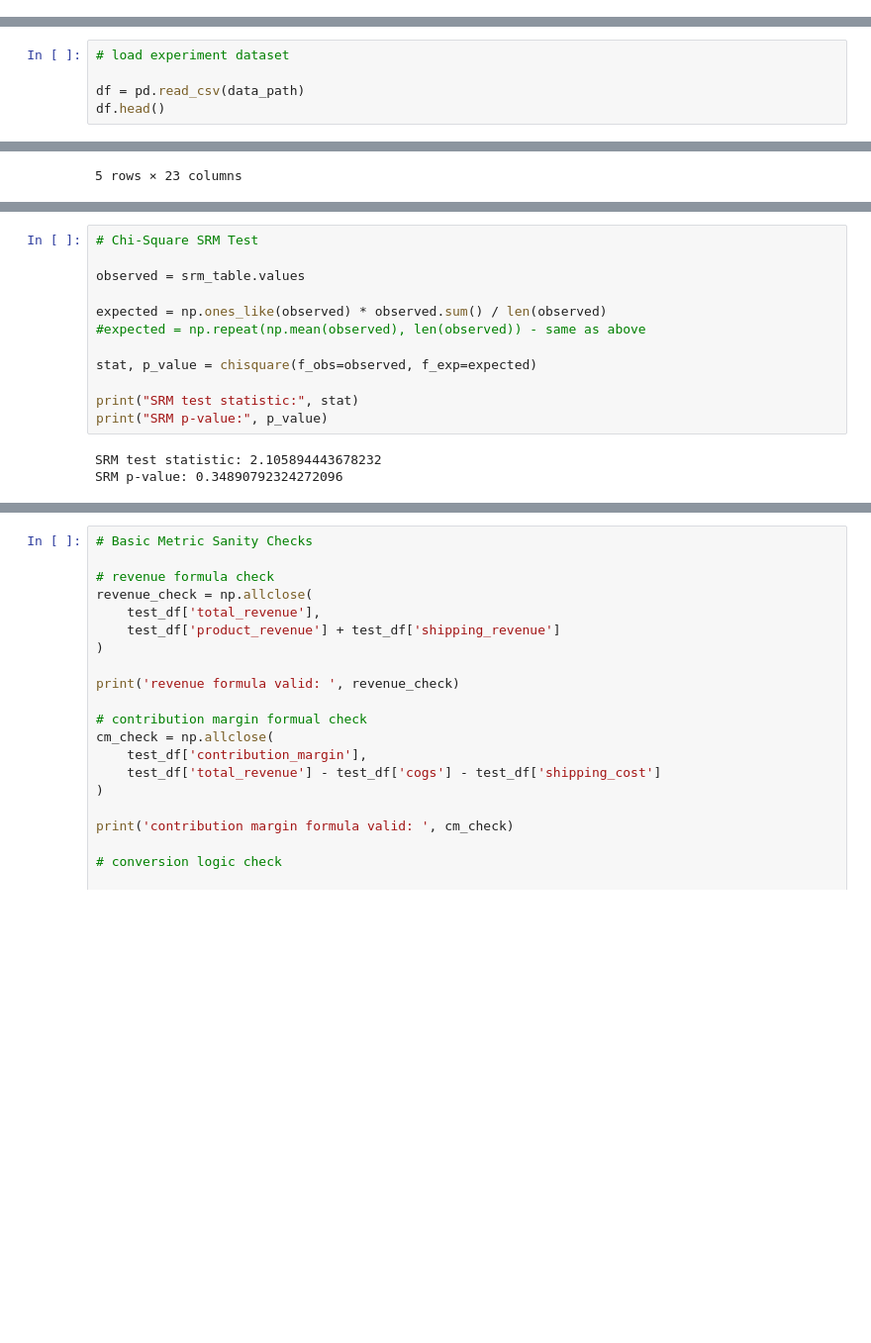
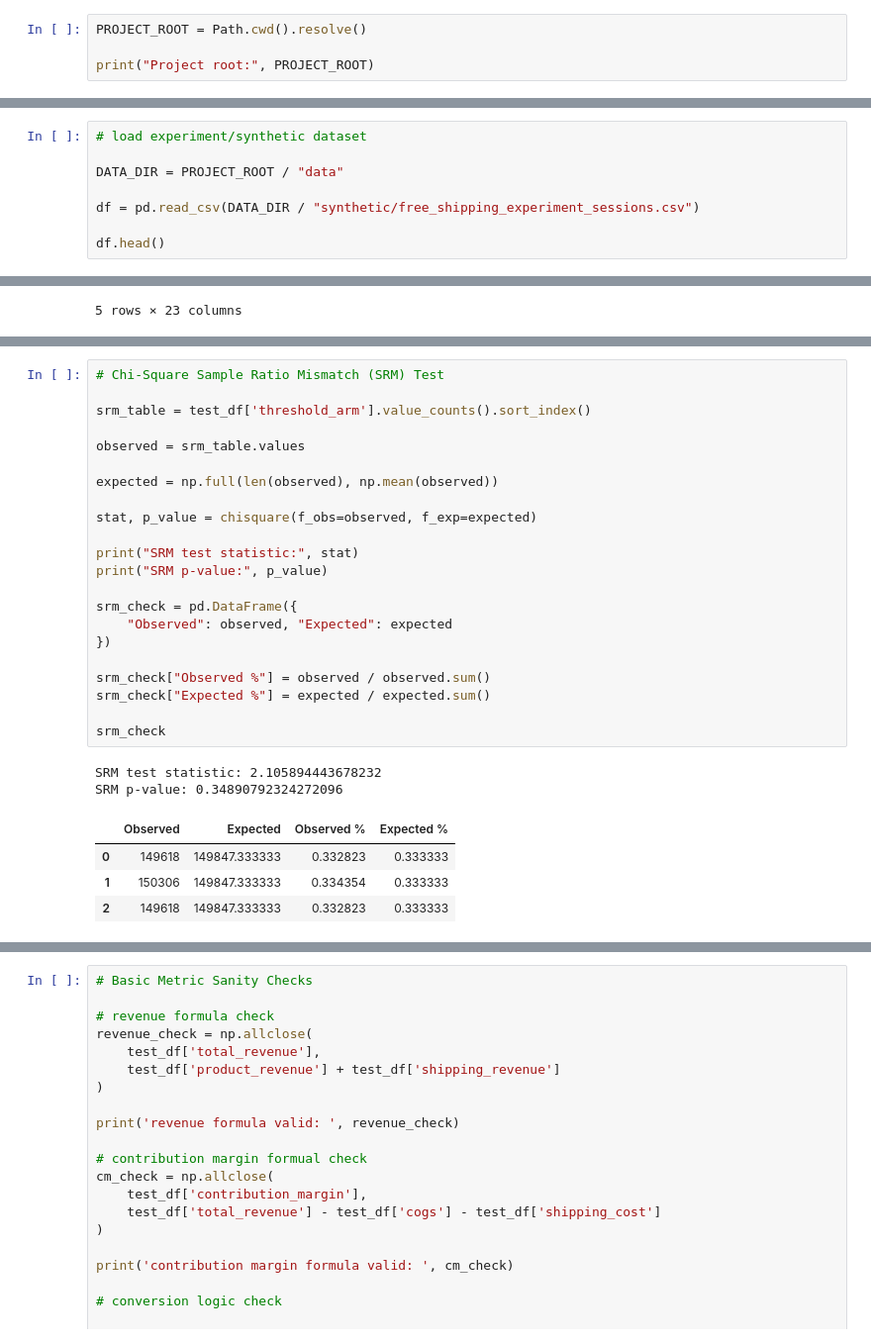
Before and after one commit to sbelarmin/free-shipping-threshold-experiment, a Jupyter notebook: notebooks/02_experiment_analysis.ipynb, the cells around one changed output, grey strips where cells are left out. Shown at 99% size. Saved outputs shown, nothing was run; the diff lists cells and outputs as text; blank space fills up the shorter version.

```diff
--- a/notebooks/02_experiment_analysis.ipynb
+++ b/notebooks/02_experiment_analysis.ipynb
@@ -11 +8,5 @@ data_path = PROJECT_ROOT/'data'/'synthetic'/'free_shipping_experiment_sessions.c
+# %%
+PROJECT_ROOT = Path.cwd().resolve()
+
+print("Project root:", PROJECT_ROOT)
 # %% [markdown]
@@ -13,7 +15,10 @@ data_path = PROJECT_ROOT/'data'/'synthetic'/'free_shipping_experiment_sessions.c
 # %%
-# load experiment dataset
+# load experiment/synthetic dataset
 
-df = pd.read_csv(data_path)
+DATA_DIR = PROJECT_ROOT / "data"
+
+df = pd.read_csv(DATA_DIR / "synthetic/free_shipping_experiment_sessions.csv")
+
 df.head()
 # %% [output]
 |  | session_id | visitor_id | session_date | period | region | test_arm | conversion_multiplier | ... |
@@ -277,15 +72,29 @@ This confirms that the experiment results can be interpreted safely.
 # %%
-# Chi-Square SRM Test
+# Chi-Square Sample Ratio Mismatch (SRM) Test
+
+srm_table = test_df['threshold_arm'].value_counts().sort_index()
 
 observed = srm_table.values
 
-expected = np.ones_like(observed) * observed.sum() / len(observed)
-#expected = np.repeat(np.mean(observed), len(observed)) - same as above
+expected = np.full(len(observed), np.mean(observed))
 
 stat, p_value = chisquare(f_obs=observed, f_exp=expected)
 
 print("SRM test statistic:", stat)
 print("SRM p-value:", p_value)
+
+srm_check = pd.DataFrame({
+    "Observed": observed, "Expected": expected
+})
+
+srm_check["Observed %"] = observed / observed.sum()
+srm_check["Expected %"] = expected / expected.sum()
+
+srm_check
 # %% [output]
 SRM test statistic: 2.105894443678232
 SRM p-value: 0.34890792324272096
+|  | Observed | Expected | Observed % | Expected % |
+| 0 | 149618 | 149847.333333 | 0.332823 | 0.333333 |
+| 1 | 150306 | 149847.333333 | 0.334354 | 0.333333 |
+| 2 | 149618 | 149847.333333 | 0.332823 | 0.333333 |
```
Also changed, not shown: parts of 94 cells of this notebook, 11 other files.
